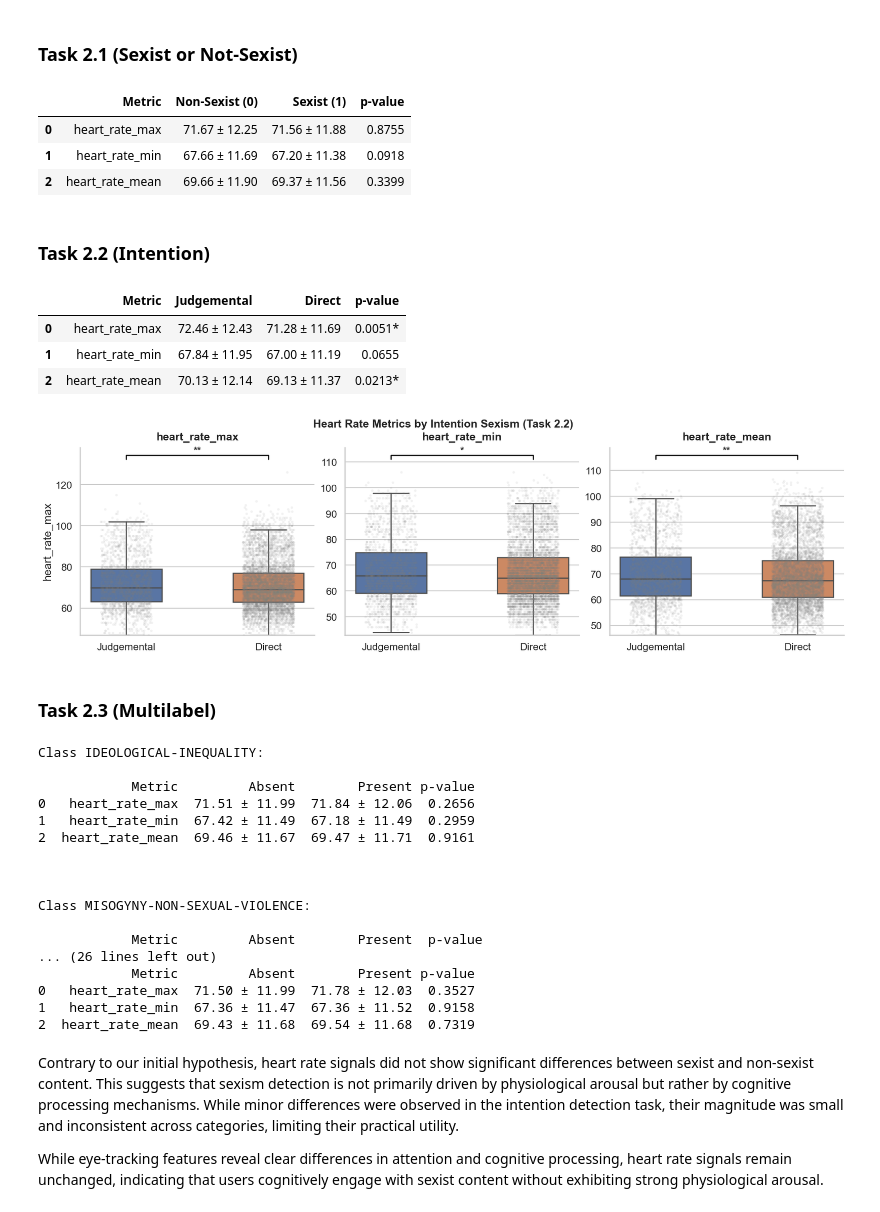
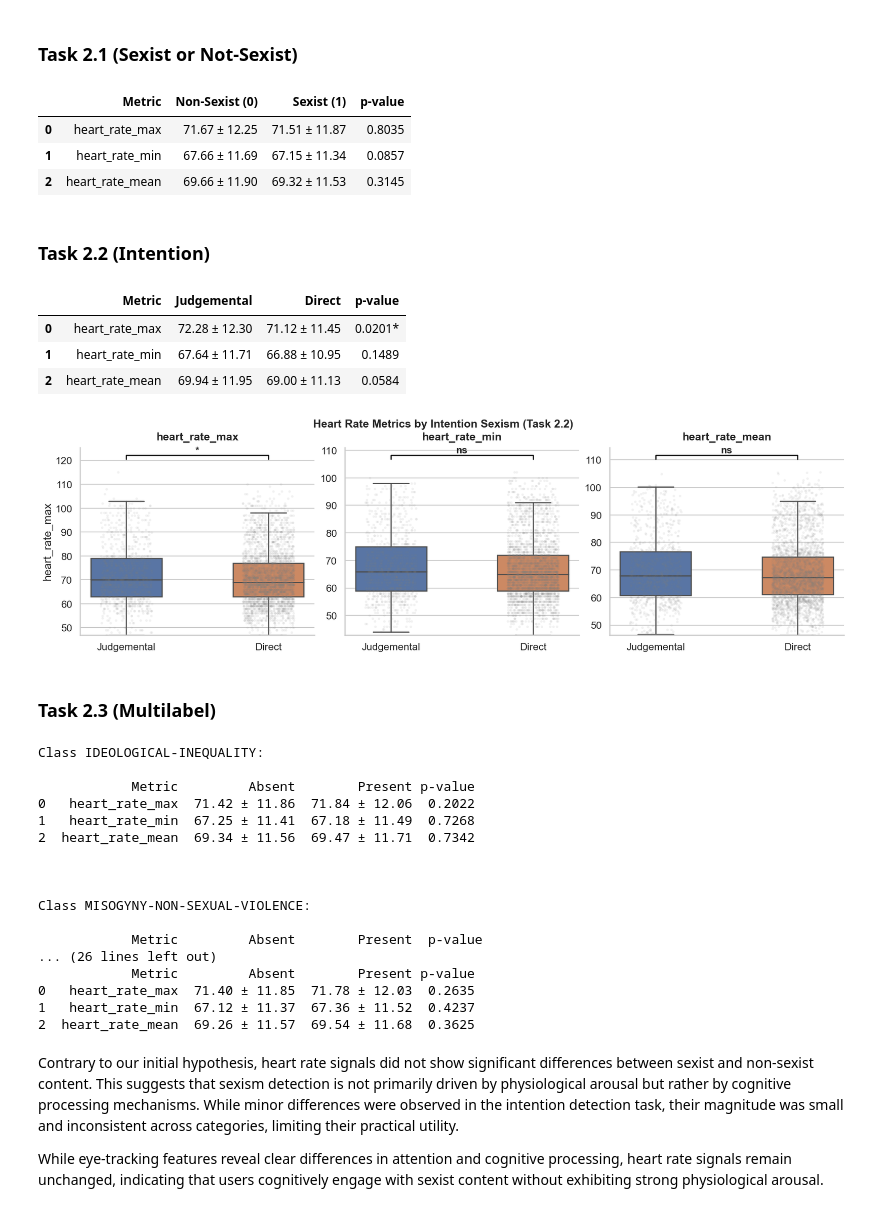
Before and after one commit to DBlassio/multimodal-exist, a Jupyter notebook: notebooks/01_Sensorial_Analysis.ipynb, the cells around one changed output. Drawn from its saved outputs; the diff is of its cells as text; code cells hidden in the pictures.

```diff
--- a/notebooks/01_Sensorial_Analysis.ipynb
+++ b/notebooks/01_Sensorial_Analysis.ipynb
@@ -285,7 +287,7 @@ plt.show()
 # %% [markdown]
 ### Task 2.2 (Judgemental or Direct)
 # %%
-et_task22 = et_df[et_df["task21_hard"] == 1]
+et_task22 = et_df[et_df["task22_valid"] == True]
 
 table_task22 = compute_table(
     et_task22,
@@ -304,7 +306,7 @@ table_task22
 metrics = ["reaction_time_s", "fixations", "blink_duration_ms"]
 label_map = {0: "Judgemental",1: "Direct"}
 
-plot_df = et_df.copy()
+plot_df = et_task22.copy()
 plot_df["task22_label"] = plot_df["task22_hard"].map(label_map)
 order = ["Judgemental", "Direct"]
 
@@ -454,9 +456,12 @@ def flatten_hr(df):
 
                 # labels
                 "task21_hard": row["task21_hard"],
+                "task21_valid": row["task21_valid_hard"],
                 "task22_hard": row["task22_hard"],
                 "task22_valid": row["task22_valid_hard"],
                 "task23_hard": row["task23_hard"],
+                "task23_valid": row["task23_valid_hard"],
+
 
                 # features ET
                 **feats}
@@ -486,7 +491,7 @@ hr_df.head(3)
 metrics = ['heart_rate_max', 'heart_rate_min', 'heart_rate_mean']
 
 table_task21 = compute_table(
-    hr_df,
+    hr_df[hr_df["task21_valid"] == True],  # Only valid samples
     group_col="task21_hard",
     group_names=(0, 1),  # 0 = non-sexist, 1 = sexist
     metrics=metrics)
@@ -495,13 +500,13 @@ table_task21.columns = ["Metric", "Non-Sexist (0)", "Sexist (1)", "p-value"]
 table_task21
 # %% [output]
 |  | Metric | Non-Sexist (0) | Sexist (1) | p-value |
-| 0 | heart_rate_max | 71.67 ± 12.25 | 71.56 ± 11.88 | 0.8755 |
-| 1 | heart_rate_min | 67.66 ± 11.69 | 67.20 ± 11.38 | 0.0918 |
-| 2 | heart_rate_mean | 69.66 ± 11.90 | 69.37 ± 11.56 | 0.3399 |
+| 0 | heart_rate_max | 71.67 ± 12.25 | 71.51 ± 11.87 | 0.8035 |
+| 1 | heart_rate_min | 67.66 ± 11.69 | 67.15 ± 11.34 | 0.0857 |
+| 2 | heart_rate_mean | 69.66 ± 11.90 | 69.32 ± 11.53 | 0.3145 |
 # %% [markdown]
 ### Task 2.2 (Intention)
 # %%
-hr_task22 = hr_df[hr_df["task21_hard"] == 1]
+hr_task22 = hr_df[hr_df["task22_valid"] == True]
 
 table_task22 = compute_table(
     hr_task22,
@@ -512,15 +517,15 @@ table_task22.columns = ["Metric", "Judgemental", "Direct", "p-value"]
 table_task22
 # %% [output]
 |  | Metric | Judgemental | Direct | p-value |
-| 0 | heart_rate_max | 72.46 ± 12.43 | 71.28 ± 11.69 | 0.0051* |
-| 1 | heart_rate_min | 67.84 ± 11.95 | 67.00 ± 11.19 | 0.0655 |
-| 2 | heart_rate_mean | 70.13 ± 12.14 | 69.13 ± 11.37 | 0.0213* |
+| 0 | heart_rate_max | 72.28 ± 12.30 | 71.12 ± 11.45 | 0.0201* |
+| 1 | heart_rate_min | 67.64 ± 11.71 | 66.88 ± 10.95 | 0.1489 |
+| 2 | heart_rate_mean | 69.94 ± 11.95 | 69.00 ± 11.13 | 0.0584 |
 # %%
 #Boxplots compared by task21_hard (sexism label) for the selected metrics, with significance annotations based on Mann-Whitney U test.
 metrics = ['heart_rate_max', 'heart_rate_min', 'heart_rate_mean']
 label_map = {0: "Judgemental",1: "Direct"}
 
-plot_df = hr_df.copy()
+plot_df = hr_task22.copy()
 plot_df["task22_label"] = plot_df["task22_hard"].map(label_map)
 order = ["Judgemental", "Direct"]
 
@@ -556,34 +561,34 @@ def add_significance(ax, data, x_col, y_col, order):
 
     ax.plot([0, 0, 1, 1], [y, y+h*0.3, y+h*0.3, y], lw=1.8, c="black")
     ax.text(0.5, y+h*0.35, stars, ha="center", va="bottom", fontsize=16, fontweight="bold")
     ax.set_ylim(y_min, y + h*0.9)
 
     return p
 
 for ax, m in zip(axes, metrics):
     sub = plot_df[["task22_label", m]].dropna()
 
     sns.boxplot(data=sub,x="task22_label",y=m,order=order,ax=ax,width=0.5,showfliers=False,linewidth=1.8)
     sns.stripplot(data=sub,x="task22_label",y=m,order=order,ax=ax,color="grey",alpha=0.1,size=4,jitter=0.18)
 
     add_significance(ax, sub, "task22_label", m, order)
 
 
     titles = {"reaction_time_s": "Reaction Time (s)",
         "blink_duration_ms": "Blink Duration (ms)",
         "fixations": "Fixation Count",
         "saccades": "Saccade Count"}.get(m, m)
 
     ax.set_title(titles, fontweight="bold", pad=12)
     ax.set_xlabel("")
     ax.set_ylabel(titles if ax == axes[0] else "")
     ax.spines["top"].set_visible(False)
     ax.spines["right"].set_visible(False)
 
 fig.suptitle("Heart Rate Metrics by Intention Sexism (Task 2.2)", fontsize=18, fontweight="bold", y=1.05)
 plt.show()
 # %% [output]
-[figure, old version]
+[figure, new version]
 # %% [markdown]
 ### Task 2.3 (Multilabel)
 # %%
@@ -593,10 +598,11 @@ tables_task23 = {}
 
 for cls in task23_classes:
 
-    hr_df[f"class_{cls}"] = hr_df["task23_hard"].apply(lambda x: x.get(cls, 0))
+    hr_task23 = hr_df[hr_df["task23_valid"] == True].copy()
+    hr_task23[f"class_{cls}"] = hr_task23["task23_hard"].apply(lambda x: x.get(cls, 0))
 
     table = compute_table(
-        hr_df,
+        hr_task23,
         group_col=f"class_{cls}",
         group_names=(0, 1),
         metrics=metrics
@@ -614,9 +620,9 @@ for t in task23_classes:
 Class IDEOLOGICAL-INEQUALITY:
 
             Metric         Absent        Present p-value
-0   heart_rate_max  71.51 ± 11.99  71.84 ± 12.06  0.2656
-1   heart_rate_min  67.42 ± 11.49  67.18 ± 11.49  0.2959
-2  heart_rate_mean  69.46 ± 11.67  69.47 ± 11.71  0.9161
+0   heart_rate_max  71.42 ± 11.86  71.84 ± 12.06  0.2022
+1   heart_rate_min  67.25 ± 11.41  67.18 ± 11.49  0.7268
+2  heart_rate_mean  69.34 ± 11.56  69.47 ± 11.71  0.7342
 
 
 
@@ -625,9 +631,9 @@ Class MISOGYNY-NON-SEXUAL-VIOLENCE:
             Metric         Absent        Present  p-value
 ... (26 lines left out)
             Metric         Absent        Present p-value
-0   heart_rate_max  71.50 ± 11.99  71.78 ± 12.03  0.3527
-1   heart_rate_min  67.36 ± 11.47  67.36 ± 11.52  0.9158
-2  heart_rate_mean  69.43 ± 11.68  69.54 ± 11.68  0.7319
+0   heart_rate_max  71.40 ± 11.85  71.78 ± 12.03  0.2635
+1   heart_rate_min  67.12 ± 11.37  67.36 ± 11.52  0.4237
+2  heart_rate_mean  69.26 ± 11.57  69.54 ± 11.68  0.3625
 # %% [markdown]
 Contrary to our initial hypothesis, heart rate signals did not show significant differences between sexist and non-sexist content. This suggests that sexism detection is not primarily driven by physiological arousal but rather by cognitive processing mechanisms. While minor differences were observed in the intention detection task, their magnitude was small and inconsistent across categories, limiting their practical utility.
 
```
Also changed, not shown: parts of 20 cells of this notebook, 1 other file.
